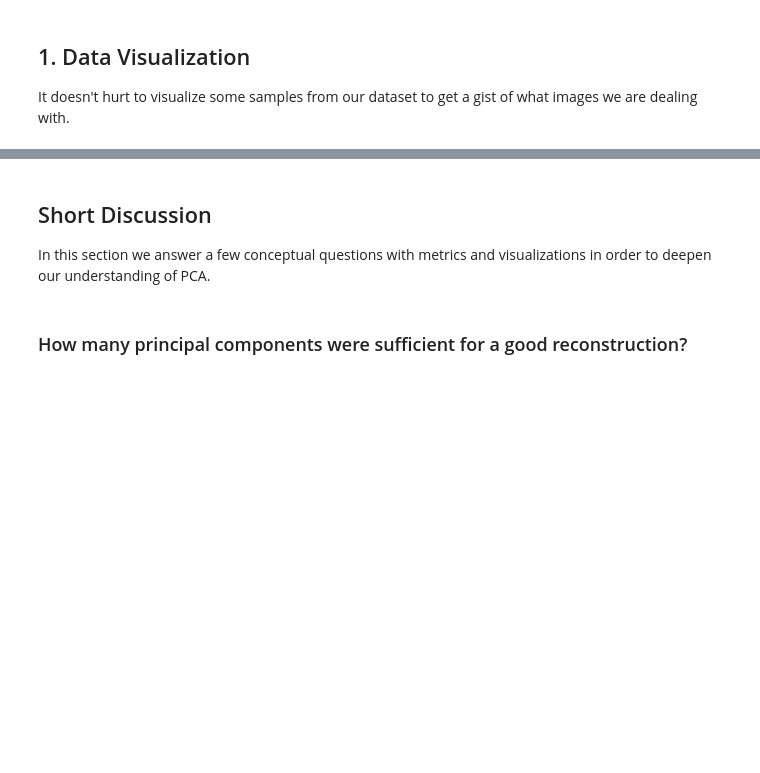
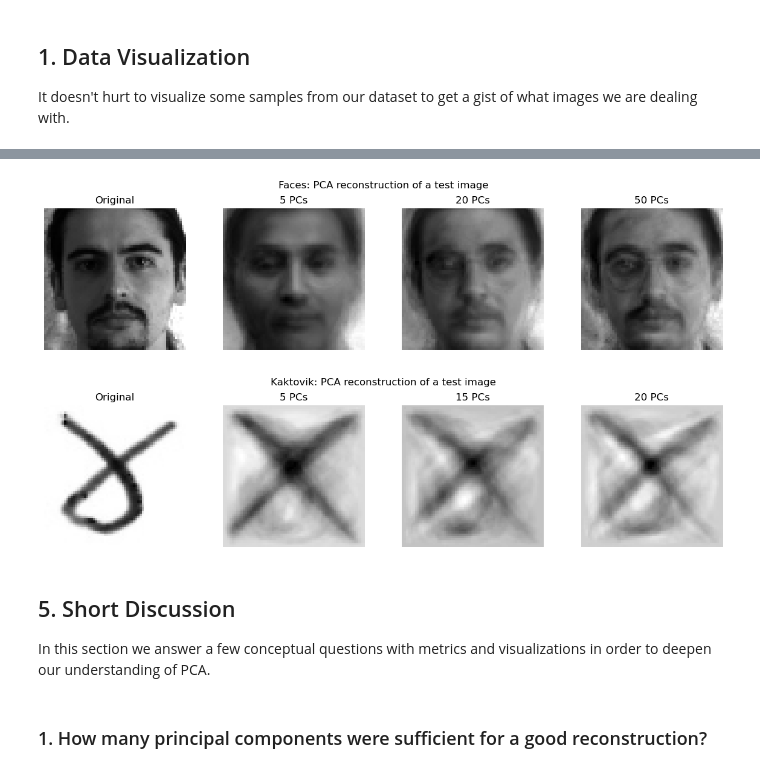
Before and after one commit to mo-karbalaee/IntroML, a Jupyter notebook: ex_4/notebooks/playground.ipynb, the cells around one changed output, grey strips where cells are left out. Saved outputs shown, nothing was run; the diff lists cells and outputs as text; code cells hidden in the pictures; blank space fills up the shorter version.

Commit message:
Answer discussions of ex4

```diff
--- a/ex_4/notebooks/playground.ipynb
+++ b/ex_4/notebooks/playground.ipynb
@@ -65,6 +227,35 @@ plt.show()
+# %%
+RECONSTRUCTION_COMPONENTS = {
+    "Faces": (5, 20, 50),
+    "Kaktovik": (5, 15, 20),
+}
+
+for name in ("Faces", "Kaktovik"):
+    res = results[name]
+    sample = res["X_test"][0]
+    h, w = res["h"], res["w"]
+    components = [c for c in RECONSTRUCTION_COMPONENTS[name] if c <= res["num_eigenfaces"]]
+
+    fig, axes = plt.subplots(1, len(components) + 1, figsize=(3 * (len(components) + 1), 3))
+    fig.suptitle(f"{name}: PCA reconstruction of a test image")
+    axes[0].imshow(sample.reshape(h, w), cmap="gray")
+    axes[0].set_title("Original")
+    axes[0].axis("off")
+
+    for ax, num_components in zip(axes[1:], components):
+        reconstruction = reconstruct_image(sample, res["eigenfaces"], res["avg"], num_components, h, w)
+        ax.imshow(reconstruction, cmap="gray")
+        ax.set_title(f"{num_components} PCs")
+        ax.axis("off")
+
+    plt.tight_layout()
+    plt.show()
+# %% [output]
+[figure, added]
+[figure, added]
 # %% [markdown]
-## Short Discussion
+## 5. Short Discussion
 
 In this section we answer a few conceptual questions with metrics and visualizations in order to deepen our understanding of PCA.
 # %% [markdown]
-### How many principal components were sufficient for a good reconstruction?
+### 1. How many principal components were sufficient for a good reconstruction?
```
Also changed, not shown: parts of 15 cells of this notebook.
